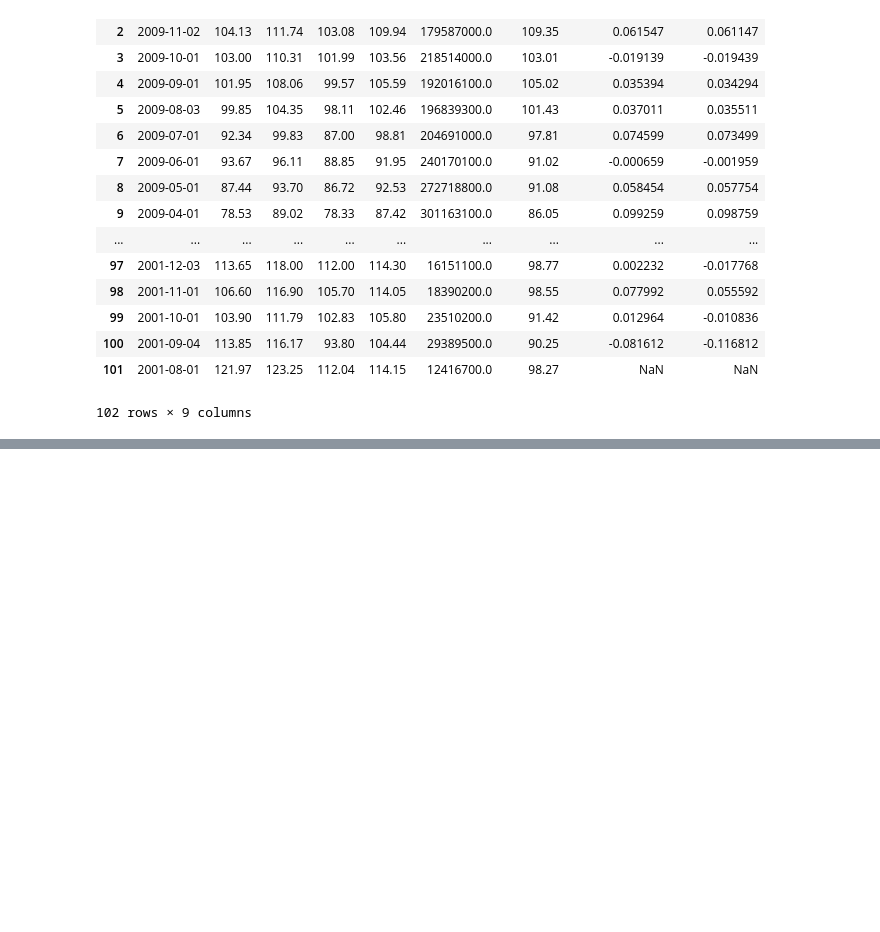
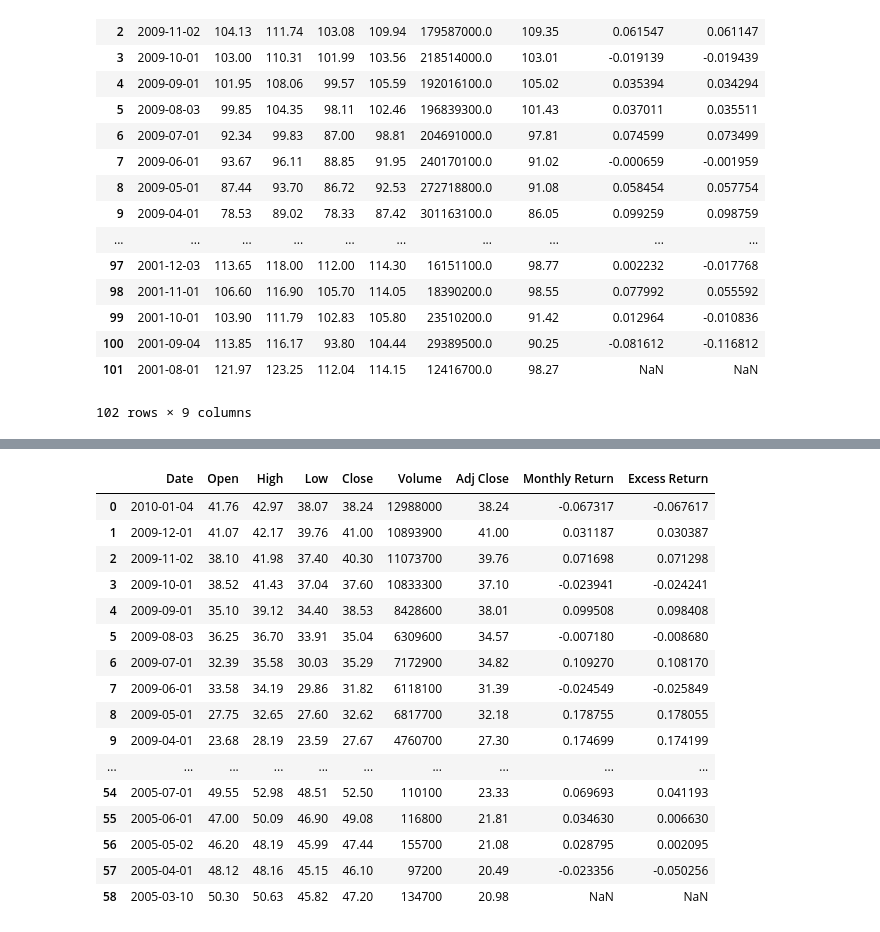
Before and after one commit to portfolioperformance1/project, a Jupyter notebook: portfolio.ipynb, the cells around one changed output, grey strips where cells are left out. Saved outputs shown, nothing was run; the diff lists cells and outputs as text; code cells hidden in the pictures; blank space fills up the shorter version.

```diff
--- a/portfolio.ipynb
+++ b/portfolio.ipynb
@@ -81,0 +56,23 @@ iwmds
+# %%
+#VWO","EFA","LQD","HYG"
+vwods=sheets['VWO']
+vwods=vwods.iloc[:,:9]
+vwods
+# %% [output]
+|  | Date | Open | High | Low | Close | Volume | Adj Close | Monthly Return | Excess Return |
+| 0 | 2010-01-04 | 41.76 | 42.97 | 38.07 | 38.24 | 12988000 | 38.24 | -0.067317 | -0.067617 |
+| 1 | 2009-12-01 | 41.07 | 42.17 | 39.76 | 41.00 | 10893900 | 41.00 | 0.031187 | 0.030387 |
+| 2 | 2009-11-02 | 38.10 | 41.98 | 37.40 | 40.30 | 11073700 | 39.76 | 0.071698 | 0.071298 |
+| 3 | 2009-10-01 | 38.52 | 41.43 | 37.04 | 37.60 | 10833300 | 37.10 | -0.023941 | -0.024241 |
+| 4 | 2009-09-01 | 35.10 | 39.12 | 34.40 | 38.53 | 8428600 | 38.01 | 0.099508 | 0.098408 |
+| 5 | 2009-08-03 | 36.25 | 36.70 | 33.91 | 35.04 | 6309600 | 34.57 | -0.007180 | -0.008680 |
+| 6 | 2009-07-01 | 32.39 | 35.58 | 30.03 | 35.29 | 7172900 | 34.82 | 0.109270 | 0.108170 |
+| 7 | 2009-06-01 | 33.58 | 34.19 | 29.86 | 31.82 | 6118100 | 31.39 | -0.024549 | -0.025849 |
+| 8 | 2009-05-01 | 27.75 | 32.65 | 27.60 | 32.62 | 6817700 | 32.18 | 0.178755 | 0.178055 |
+| 9 | 2009-04-01 | 23.68 | 28.19 | 23.59 | 27.67 | 4760700 | 27.30 | 0.174699 | 0.174199 |
+| ... | ... | ... | ... | ... | ... | ... | ... | ... | ... |
+| 54 | 2005-07-01 | 49.55 | 52.98 | 48.51 | 52.50 | 110100 | 23.33 | 0.069693 | 0.041193 |
+| 55 | 2005-06-01 | 47.00 | 50.09 | 46.90 | 49.08 | 116800 | 21.81 | 0.034630 | 0.006630 |
+| 56 | 2005-05-02 | 46.20 | 48.19 | 45.99 | 47.44 | 155700 | 21.08 | 0.028795 | 0.002095 |
+| 57 | 2005-04-01 | 48.12 | 48.16 | 45.15 | 46.10 | 97200 | 20.49 | -0.023356 | -0.050256 |
+| 58 | 2005-03-10 | 50.30 | 50.63 | 45.82 | 47.20 | 134700 | 20.98 | NaN | NaN |
```
Also changed, not shown: parts of 9 cells of this notebook.
